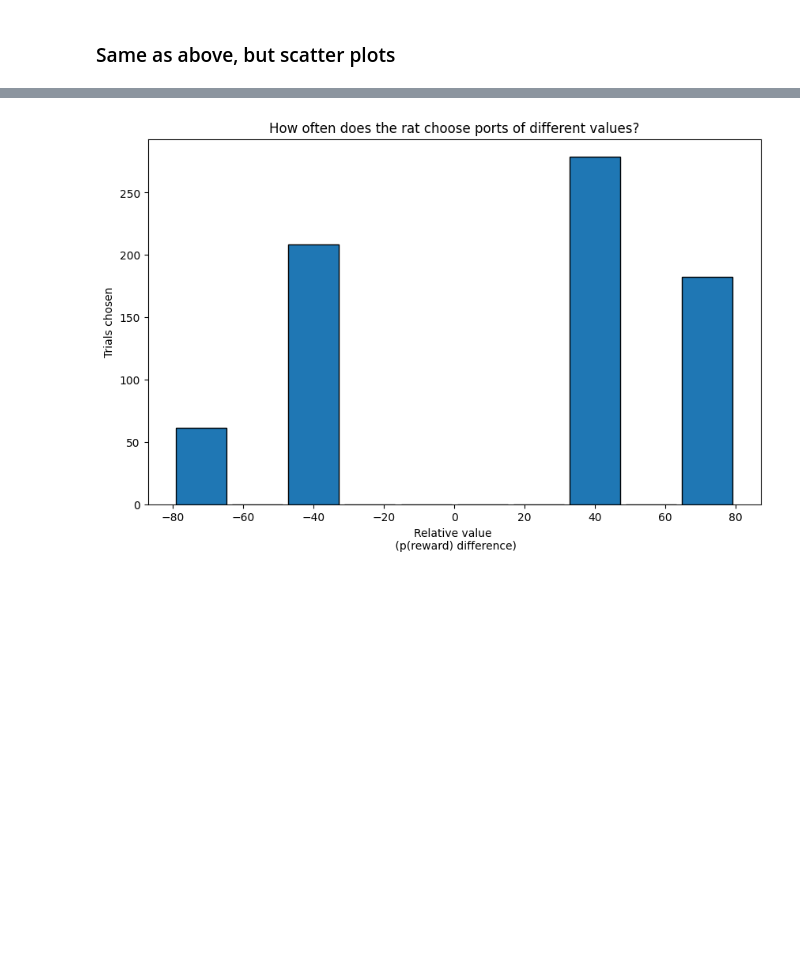
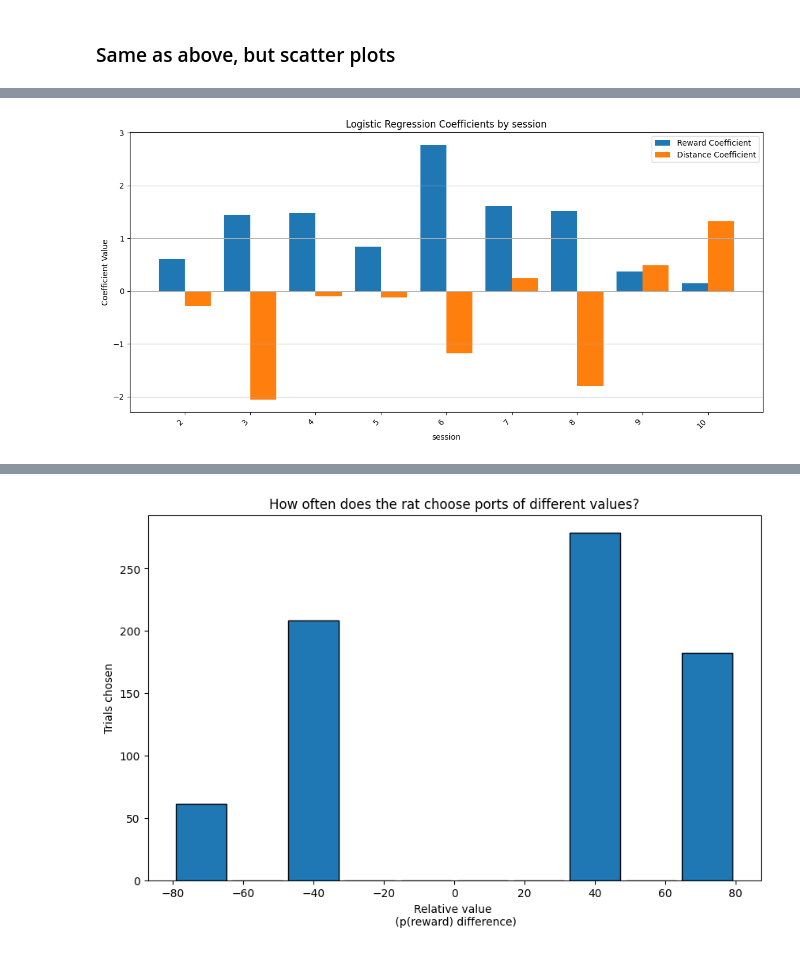
Before and after one commit to calderast/Hex-maze-analysis, a Jupyter notebook: theta_sweeps.ipynb, the cells around one changed output, grey strips where cells are left out. Cells and saved outputs as stored; diff of their text form; code cells hidden in the pictures; blank space fills up the shorter version.

```diff
--- a/theta_sweeps.ipynb
+++ b/theta_sweeps.ipynb
@@ -1135,0 +1017,90 @@ Session 10 Intercept: -0.7215175145885819 Coefs: [0.05927258 1.26487173]
+# %%
+# Let's look at the betas!
+import numpy as np
+from sklearn.linear_model import LogisticRegression
+
+def scale_to_0_1(arr):
+    """
+    Scales the input array to the range [0, 1] using Min-Max scaling.
+
+    Parameters:
+    arr (numpy array): Input array to scale
+
+    Returns:
+    numpy array: Scaled array with values between 0 and 1
+    """
+    return (arr - arr.min()) / (arr.max() - arr.min())
+
+# Optionally only use second half of session so rat has learned
+reps_df = trial_df[(trial_df['maze_path'].apply(len) >= 3) & (trial_df['trial'] > 25)].copy()
+#reps_df = trial_df
+
+# Scale reward and distance across the entire dataset instead of by group
+delta_rwd = (reps_df['left_prob'] - reps_df['right_prob']).to_numpy()
+delta_dist = (reps_df['left_path_length'] - reps_df['right_path_length']).to_numpy()
+scaled_delta_rwd = scale_to_0_1(delta_rwd)
+scaled_delta_dist = scale_to_0_1(delta_dist)
+reps_df.loc[:, 'scaled_delta_rwd'] = scaled_delta_rwd
+reps_df.loc[:,'scaled_delta_dist'] = scaled_delta_dist
+
+# Initialize lists to store coefficients for plotting
+intercepts = []
+coef_rewards = []
+coef_distances = []
+labels = []
+
+# Calculate coefs by 'rat' or 'session'
+col_to_group_by = 'session'
+
+for group in reps_df[col_to_group_by].unique():
+    # Filter the DataFrame for the current group
+    group_df = reps_df[reps_df[col_to_group_by] == group]
+
+    X = np.vstack((group_df['scaled_delta_rwd'], group_df['scaled_delta_dist'])).T
+    chose_left = (group_df['choice_direction'] == 'left').astype(int)
+
+    # Logistic Regression model
+    model = LogisticRegression()
+    model.fit(X, chose_left)
+
+    # Coefficients indicate the relative importance of reward and distance deltas
+    print(f"{col_to_group_by} {group}: Intercept: {model.intercept_[0]} Coefs: {model.coef_[0]}")
+
+    # Store coefficients for plotting
+    intercepts.append(model.intercept_[0])
+    coef_rewards.append(model.coef_[0, 0])
+    coef_distances.append(model.coef_[0, 1])
+    labels.append(f"{group}")
+
+# Plot all coefs as bars
+plt.figure(figsize=(12, 6))
+plt.bar(np.arange(len(labels)), coef_rewards, width=0.4, label='Reward Coefficient', align='center')
+plt.bar(np.arange(len(labels)) + 0.4, coef_distances, width=0.4, label='Distance Coefficient', align='center')
+plt.xlabel(f'{col_to_group_by}')
+plt.ylabel('Coefficient Value')
+plt.title(f'Logistic Regression Coefficients by {col_to_group_by}')
+plt.xticks(np.arange(len(labels)) + 0.2, labels, rotation=45, ha='right')
+plt.legend()
+plt.grid(axis='y')
+plt.tight_layout()
+plt.show()
+
+# Plot means as bars and coefs as points
+mean_intercept = np.mean(intercepts)
+mean_coef_rewards = np.mean(coef_rewards)
+mean_coef_distances = np.mean(coef_distances)
+plt.figure(figsize=(12, 12))
+# Plot coefs for each group as points
+plt.scatter(np.ones(len(labels))*-0.2, coef_rewards, color='blue', label='Reward Coefficient', s=100, zorder=3)
+plt.scatter(np.ones(len(labels))*0.2, coef_distances, color='green', label='Distance Coefficient', s=100, zorder=3)
+# Plot mean coefficients as bars
+plt.bar(-0.2, mean_coef_rewards, width=0.4, color='blue', alpha=0.5, label='Mean Reward Coefficient', edgecolor='black')
+plt.bar(0.2, mean_coef_distances, width=0.4, color='green', alpha=0.5, label='Mean Distance Coefficient', edgecolor='black')
+plt.ylabel('Coefficient Value')
+plt.title(f'Logistic Regression Coefficients and Means by {col_to_group_by}')
+plt.legend()
+plt.xticks([])
+plt.grid(axis='y')
+plt.tight_layout()
+plt.show()
+# %% [output]
@@ -1135,0 +1116 @@ Session 10 Intercept: -0.7215175145885819 Coefs: [0.05927258 1.26487173]
+[figure, added]
```
Also changed, not shown: parts of 12 cells of this notebook.
